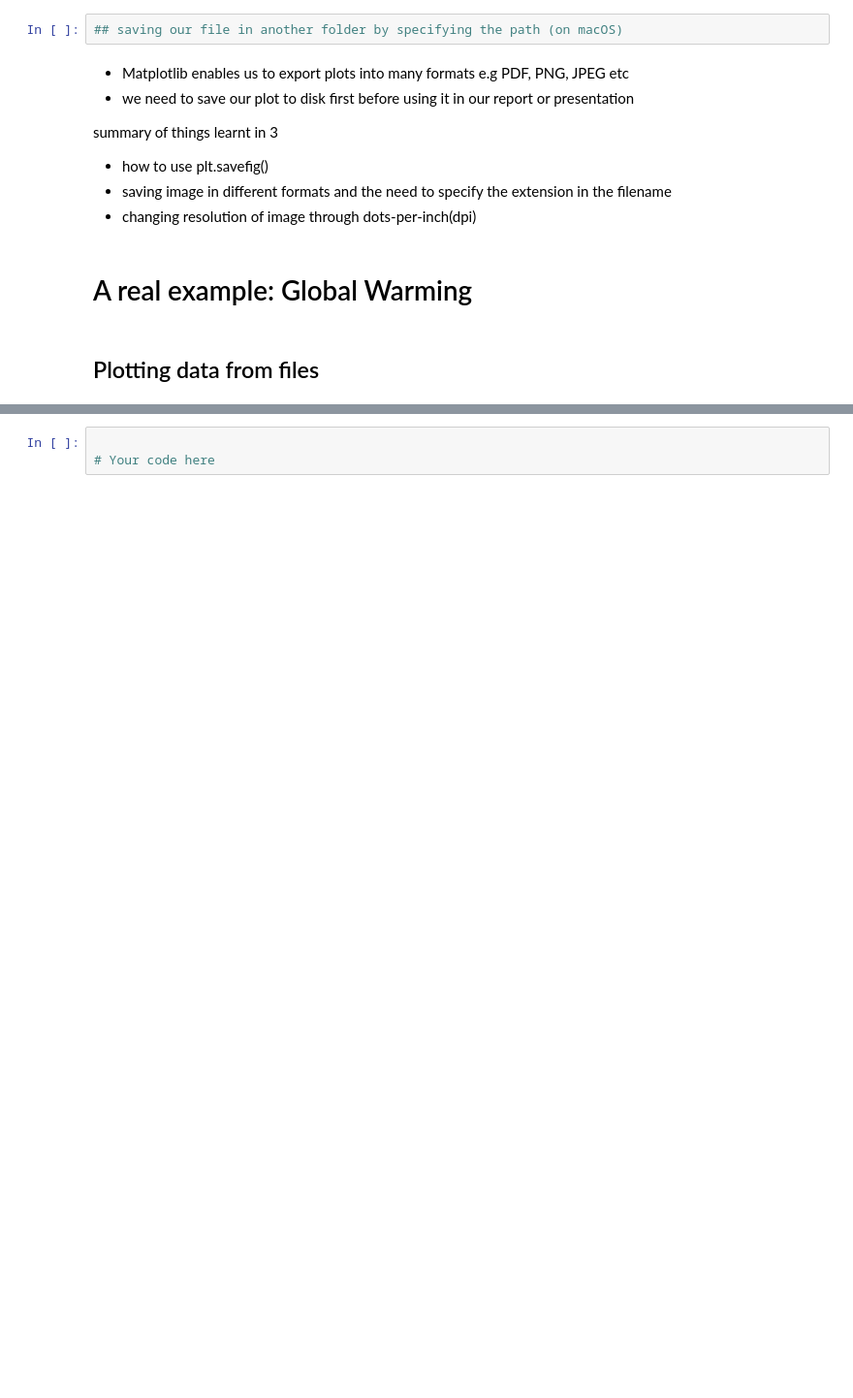
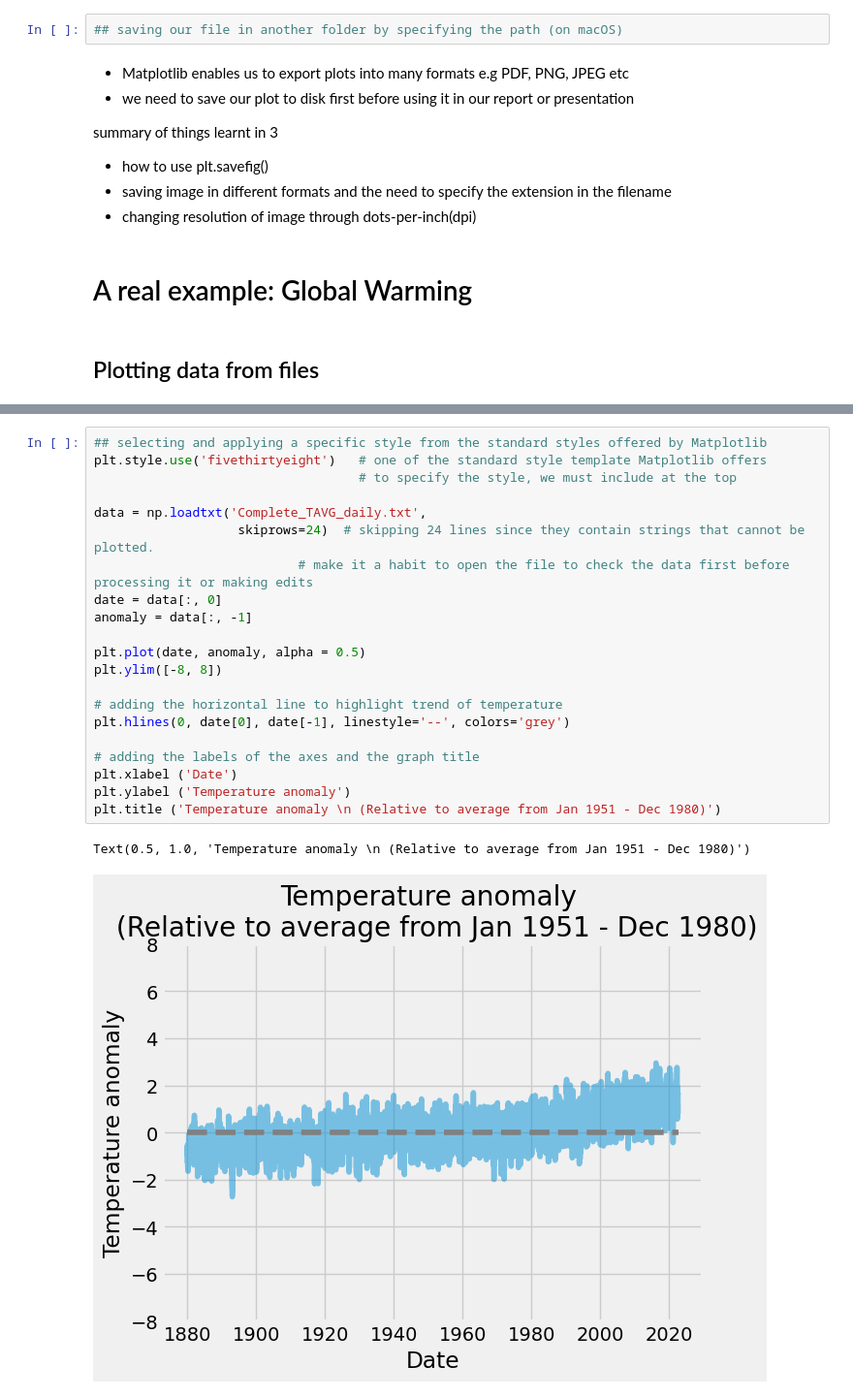
Before and after one commit to SPS-SP2273/learning-portfolio-annette-14, a Jupyter notebook: plotting/plotting_(need).ipynb, the cells around one changed output, grey strips where cells are left out. Shown: that part at 97% size. Cells and saved outputs as stored; diff of their text form; blank space fills up the shorter version.

```diff
--- a/plotting/plotting_(need).ipynb
+++ b/plotting/plotting_(need).ipynb
@@ -442,3 +448,24 @@ FileNotFoundError: Complete_TAVG_daily.txt not found.
 # %%
+## selecting and applying a specific style from the standard styles offered by Matplotlib
+plt.style.use('fivethirtyeight')   # one of the standard style template Matplotlib offers
+                                   # to specify the style, we must include at the top
 
-# Your code here
+data = np.loadtxt('Complete_TAVG_daily.txt',
+                   skiprows=24)  # skipping 24 lines since they contain strings that cannot be plotted.
+                           # make it a habit to open the file to check the data first before processing it or making edits
+date = data[:, 0]
+anomaly = data[:, -1]
+
+plt.plot(date, anomaly, alpha = 0.5)
+plt.ylim([-8, 8])
+
+# adding the horizontal line to highlight trend of temperature
+plt.hlines(0, date[0], date[-1], linestyle='--', colors='grey')
+
+# adding the labels of the axes and the graph title
+plt.xlabel ('Date')
+plt.ylabel ('Temperature anomaly')
+plt.title ('Temperature anomaly \n (Relative to average from Jan 1951 - Dec 1980)')
+# %% [output]
+Text(0.5, 1.0, 'Temperature anomaly \n (Relative to average from Jan 1951 - Dec 1980)')
+[figure, added]
```
Also changed, not shown: parts of 9 cells of this notebook, 3 other files.
